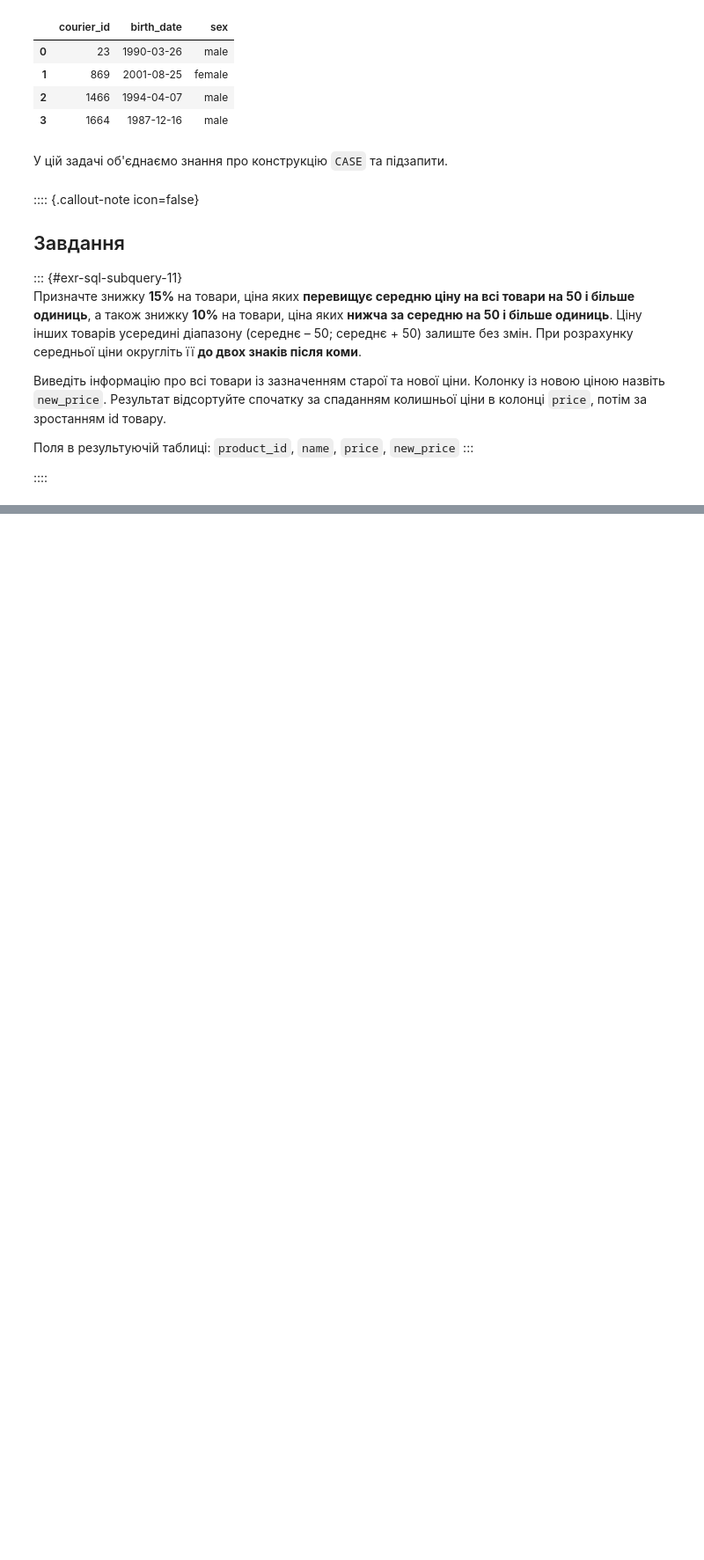
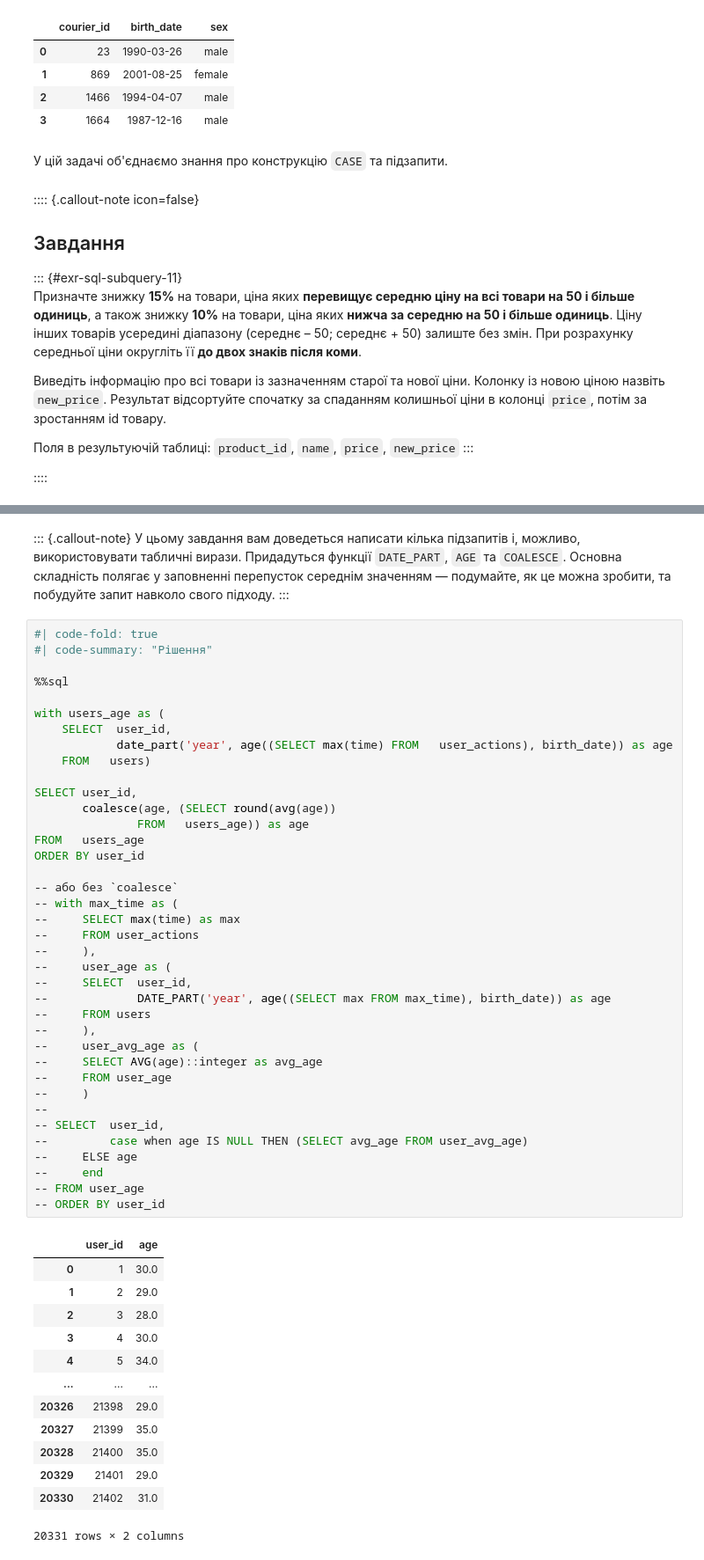
Before and after one commit to Aranaur/py4ds, a Jupyter notebook: sql_subquery.ipynb, the cells around one changed output, grey strips where cells are left out. Shown at 88% size. Drawn from its saved outputs; the diff is of its cells as text; blank space fills up the shorter version.

```diff
--- a/sql_subquery.ipynb
+++ b/sql_subquery.ipynb
@@ -710,0 +905,56 @@ ORDER BY courier_id
+# %% [markdown]
+::: {.callout-note}
+У цьому завдання вам доведеться написати кілька підзапитів і, можливо, використовувати табличні вирази. Придадуться функції `DATE_PART`, `AGE` та `COALESCE`. Основна складність полягає у заповненні перепусток середнім значенням — подумайте, як це можна зробити, та побудуйте запит навколо свого підходу.
+:::
+# %%
+#| code-fold: true
+#| code-summary: "Рішення"
+
+%%sql
+
+with users_age as (
+    SELECT  user_id,
+            date_part('year', age((SELECT max(time) FROM   user_actions), birth_date)) as age
+    FROM   users)
+
+SELECT user_id,
+       coalesce(age, (SELECT round(avg(age))
+               FROM   users_age)) as age
+FROM   users_age
+ORDER BY user_id
+
+-- або без `coalesce`
+-- with max_time as (
+--     SELECT max(time) as max
+--     FROM user_actions
+--     ),
+--     user_age as (
+--     SELECT  user_id,
+--             DATE_PART('year', age((SELECT max FROM max_time), birth_date)) as age
+--     FROM users
+--     ),
+--     user_avg_age as (
+--     SELECT AVG(age)::integer as avg_age
+--     FROM user_age
+--     )
+--
+-- SELECT  user_id,
+--         case when age IS NULL THEN (SELECT avg_age FROM user_avg_age)
+--     ELSE age
+--     end
+-- FROM user_age
+-- ORDER BY user_id
+# %% [output]
+|  | user_id | age |
+| 0 | 1 | 30.0 |
+| 1 | 2 | 29.0 |
+| 2 | 3 | 28.0 |
+| 3 | 4 | 30.0 |
+| 4 | 5 | 34.0 |
+| ... | ... | ... |
+| 20326 | 21398 | 29.0 |
+| 20327 | 21399 | 35.0 |
+| 20328 | 21400 | 35.0 |
+| 20329 | 21401 | 29.0 |
+| 20330 | 21402 | 31.0 |
+20331 rows × 2 columns
```
Also changed, not shown: parts of 12 cells of this notebook, 10 other files.
